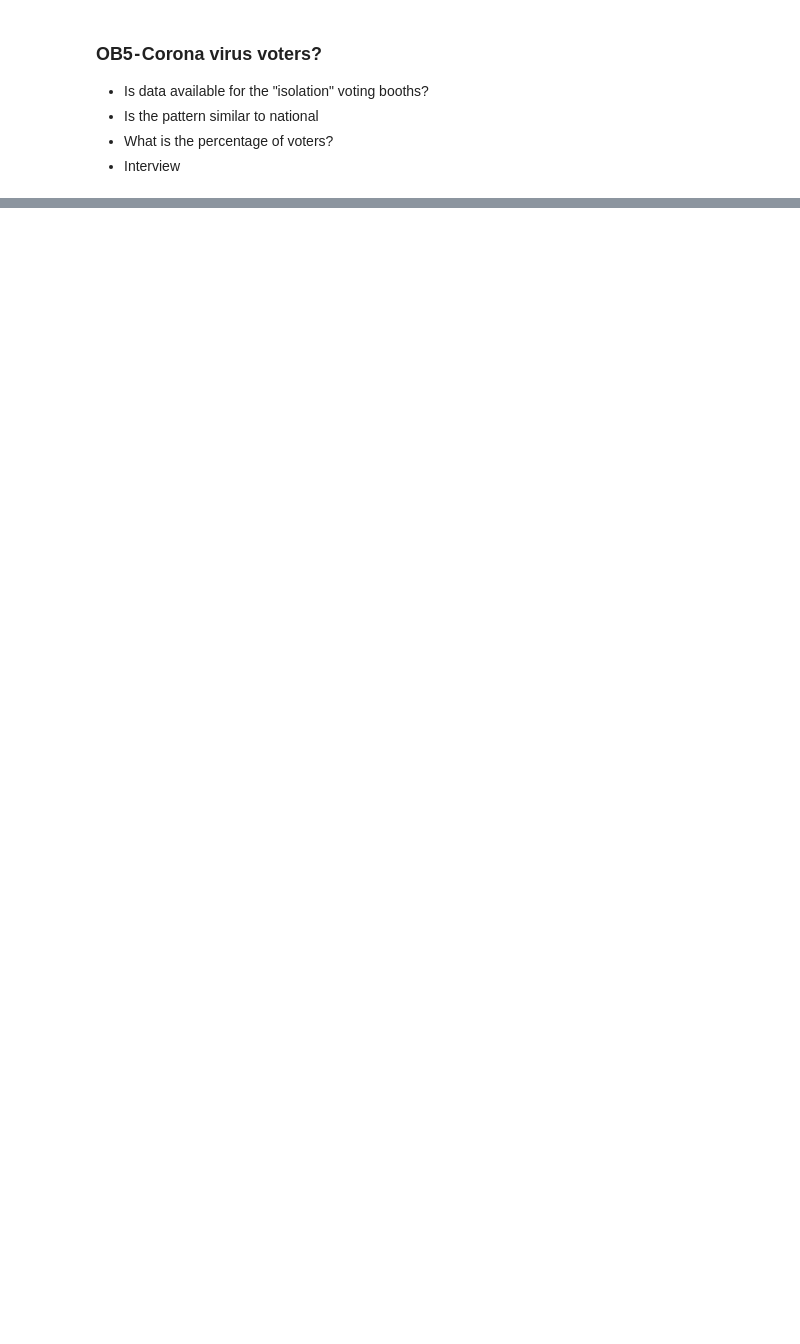
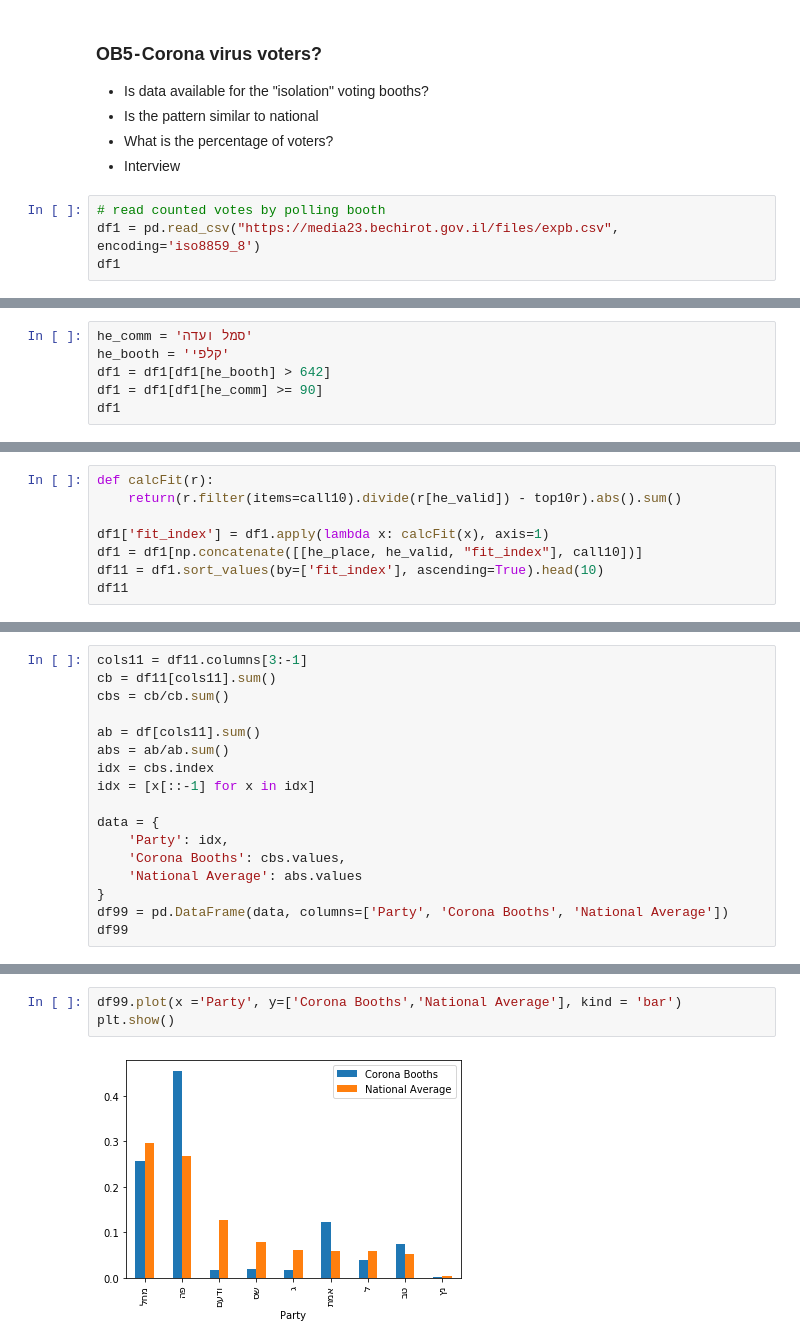
Before and after one commit to biafarrugia/dror-ddj-notebooks, a Jupyter notebook: notebooks/israel-elections-2020-numerical-observations.ipynb, the cells around one changed output, grey strips where cells are left out. Cells and saved outputs as stored; diff of their text form; blank space fills up the shorter version.

```diff
--- a/notebooks/israel-elections-2020-numerical-observations.ipynb
+++ b/notebooks/israel-elections-2020-numerical-observations.ipynb
@@ -87,3 +150,7 @@ df_sel_cols.sort_values(by=['fit_index'], ascending=True).head(10)
 - Is the pattern similar to national
 - What is the percentage of voters?
 - Interview
+# %%
+# read counted votes by polling booth
+df1 = pd.read_csv("https://media23.bechirot.gov.il/files/expb.csv", encoding='iso8859_8')
+df1
@@ -89,0 +171,6 @@ df_sel_cols.sort_values(by=['fit_index'], ascending=True).head(10)
+# %%
+he_comm = 'סמל ועדה'
+he_booth = 'קלפי'
+df1 = df1[df1[he_booth] > 642]
+df1 = df1[df1[he_comm] >= 90]
+df1
@@ -89,0 +192,8 @@ df_sel_cols.sort_values(by=['fit_index'], ascending=True).head(10)
+# %%
+def calcFit(r):
+    return(r.filter(items=call10).divide(r[he_valid]) - top10r).abs().sum()
+
+df1['fit_index'] = df1.apply(lambda x: calcFit(x), axis=1)
+df1 = df1[np.concatenate([[he_place, he_valid, "fit_index"], call10])]
+df11 = df1.sort_values(by=['fit_index'], ascending=True).head(10)
+df11
@@ -89,0 +212,17 @@ df_sel_cols.sort_values(by=['fit_index'], ascending=True).head(10)
+# %%
+cols11 = df11.columns[3:-1]
+cb = df11[cols11].sum()
+cbs = cb/cb.sum()
+
+ab = df[cols11].sum()
+abs = ab/ab.sum()
+idx = cbs.index
+idx = [x[::-1] for x in idx]
+
+data = {
+    'Party': idx,
+    'Corona Booths': cbs.values,
+    'National Average': abs.values
+}
+df99 = pd.DataFrame(data, columns=['Party', 'Corona Booths', 'National Average'])
+df99
@@ -89,0 +240,5 @@ df_sel_cols.sort_values(by=['fit_index'], ascending=True).head(10)
+# %%
+df99.plot(x ='Party', y=['Corona Booths','National Average'], kind = 'bar')
+plt.show()
+# %% [output]
+[figure, added]
```
Also changed, not shown: parts of 9 cells of this notebook, 1 other file.
